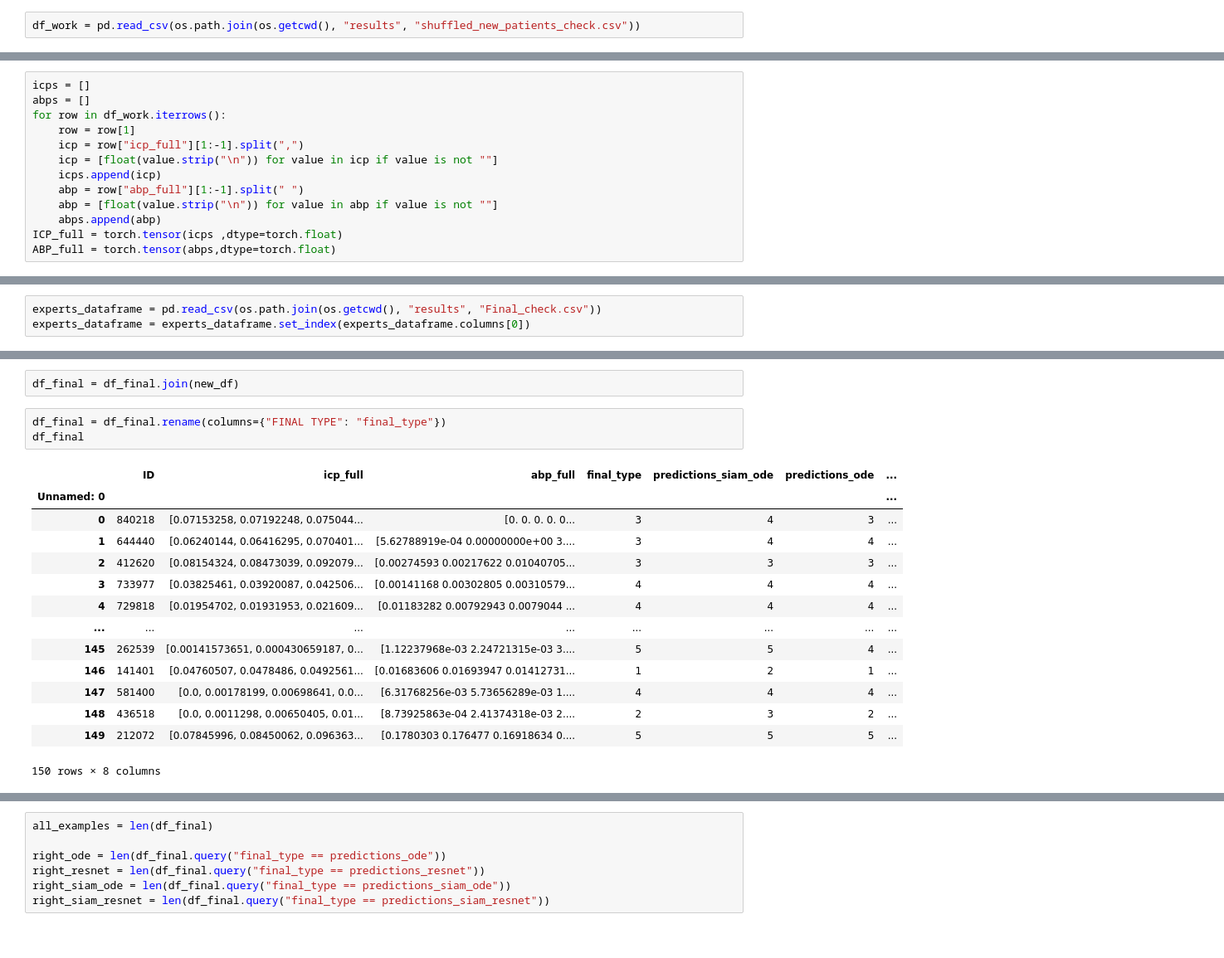
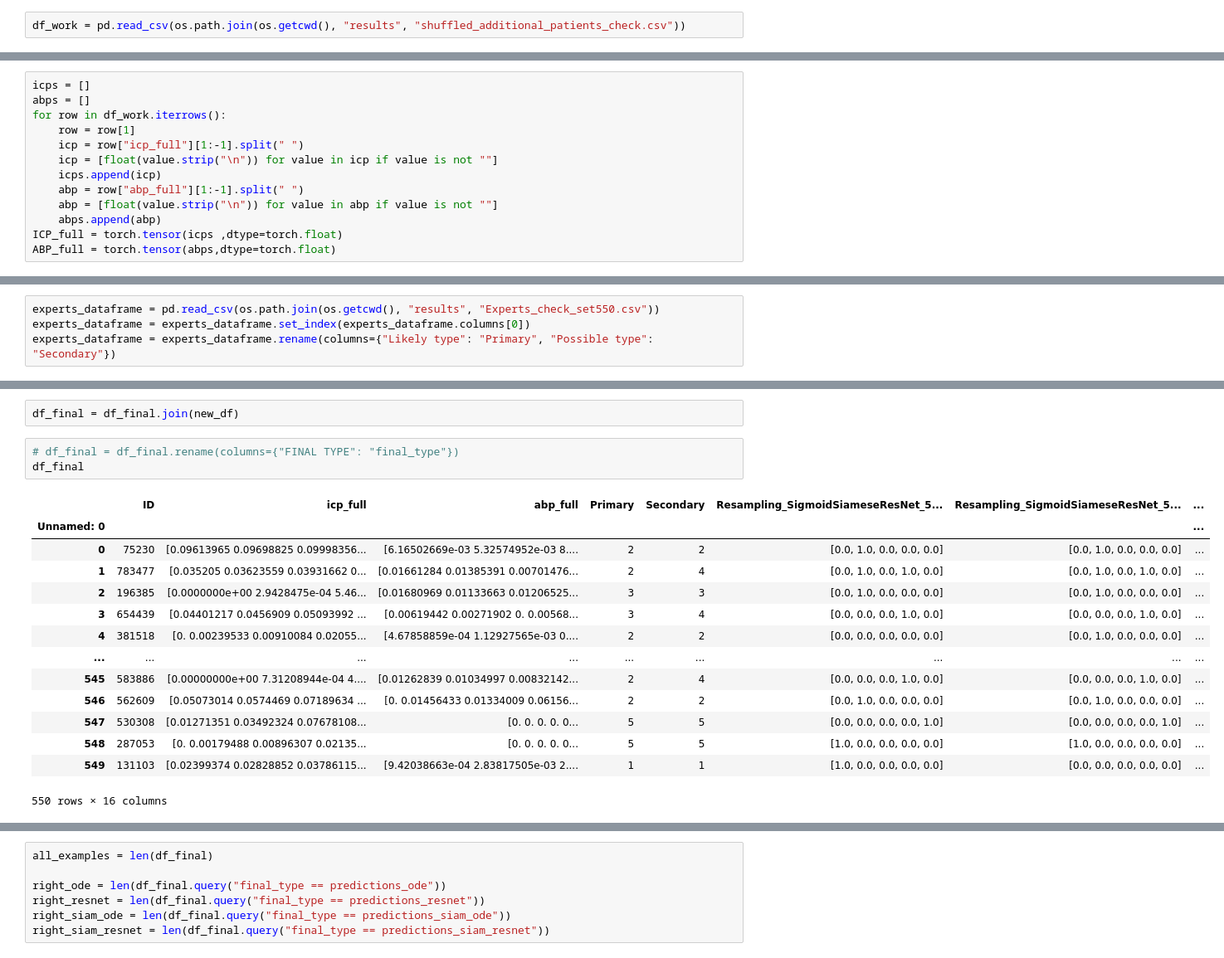
Before and after one commit to CMataczynski/ICP_NN, a Jupyter notebook: Create_expert_subset.ipynb, the cells around one changed output, grey strips where cells are left out. Shown at 83% size. Drawn from its saved outputs; the diff is of its cells as text.

```diff
--- a/Create_expert_subset.ipynb
+++ b/Create_expert_subset.ipynb
@@ -408,7 +408,7 @@ for i in range(len(df_shuff)):
 # %% [output]
 <Figure size 432x288 with 0 Axes>
 # %%
-df_work = pd.read_csv(os.path.join(os.getcwd(), "results", "shuffled_new_patients_check.csv"))
+df_work = pd.read_csv(os.path.join(os.getcwd(), "results", "shuffled_additional_patients_check.csv"))
 # %%
 df_work = df_work.set_index(df_work.columns[0])
 # %%
@@ -433,7 +433,7 @@ icps = []
 abps = []
 for row in df_work.iterrows():
     row = row[1]
-    icp = row["icp_full"][1:-1].split(",")
+    icp = row["icp_full"][1:-1].split(" ")
     icp = [float(value.strip("\n")) for value in icp if value is not ""]
     icps.append(icp)
     abp = row["abp_full"][1:-1].split(" ")
@@ -529,6 +631,7 @@ predicted_res = list(np.argmax(prediction_res.cpu().detach().numpy(), axis=1))
 # %%
-experts_dataframe = pd.read_csv(os.path.join(os.getcwd(), "results", "Final_check.csv"))
+experts_dataframe = pd.read_csv(os.path.join(os.getcwd(), "results", "Experts_check_set550.csv"))
 experts_dataframe = experts_dataframe.set_index(experts_dataframe.columns[0])
+experts_dataframe = experts_dataframe.rename(columns={"Likely type": "Primary", "Possible type": "Secondary"})
 # %%
 experts_dataframe
 # %% [output]
@@ -593,20 +701,20 @@ new_df
 # %%
 df_final = df_final.join(new_df)
 # %%
-df_final = df_final.rename(columns={"FINAL TYPE": "final_type"})
+# df_final = df_final.rename(columns={"FINAL TYPE": "final_type"})
 df_final
 # %% [output]
-|  | ID | icp_full | abp_full | final_type | predictions_siam_ode | predictions_ode | ... |
-| Unnamed: 0 |  |  |  |  |  |  | ... |
-| 0 | 840218 | [0.07153258, 0.07192248, 0.075044... | [0. 0. 0. 0. 0... | 3 | 4 | 3 | ... |
-| 1 | 644440 | [0.06240144, 0.06416295, 0.070401... | [5.62788919e-04 0.00000000e+00 3.... | 3 | 4 | 4 | ... |
-| 2 | 412620 | [0.08154324, 0.08473039, 0.092079... | [0.00274593 0.00217622 0.01040705... | 3 | 3 | 3 | ... |
-| 3 | 733977 | [0.03825461, 0.03920087, 0.042506... | [0.00141168 0.00302805 0.00310579... | 4 | 4 | 4 | ... |
-| 4 | 729818 | [0.01954702, 0.01931953, 0.021609... | [0.01183282 0.00792943 0.0079044 ... | 4 | 4 | 4 | ... |
-| ... | ... | ... | ... | ... | ... | ... | ... |
-| 145 | 262539 | [0.00141573651, 0.000430659187, 0... | [1.12237968e-03 2.24721315e-03 3.... | 5 | 5 | 4 | ... |
-| 146 | 141401 | [0.04760507, 0.0478486, 0.0492561... | [0.01683606 0.01693947 0.01412731... | 1 | 2 | 1 | ... |
-| 147 | 581400 | [0.0, 0.00178199, 0.00698641, 0.0... | [6.31768256e-03 5.73656289e-03 1.... | 4 | 4 | 4 | ... |
-| 148 | 436518 | [0.0, 0.0011298, 0.00650405, 0.01... | [8.73925863e-04 2.41374318e-03 2.... | 2 | 3 | 2 | ... |
-| 149 | 212072 | [0.07845996, 0.08450062, 0.096363... | [0.1780303 0.176477 0.16918634 0.... | 5 | 5 | 5 | ... |
+|  | ID | icp_full | abp_full | Primary | Secondary | Resampling_SigmoidSiameseResNet_5... | Resampling_SigmoidSiameseResNet_5... | ... |
+| Unnamed: 0 |  |  |  |  |  |  |  | ... |
+| 0 | 75230 | [0.09613965 0.09698825 0.09998356... | [6.16502669e-03 5.32574952e-03 8.... | 2 | 2 | [0.0, 1.0, 0.0, 0.0, 0.0] | [0.0, 1.0, 0.0, 0.0, 0.0] | ... |
+| 1 | 783477 | [0.035205 0.03623559 0.03931662 0... | [0.01661284 0.01385391 0.00701476... | 2 | 4 | [0.0, 1.0, 0.0, 1.0, 0.0] | [0.0, 1.0, 0.0, 1.0, 0.0] | ... |
+| 2 | 196385 | [0.0000000e+00 2.9428475e-04 5.46... | [0.01680969 0.01133663 0.01206525... | 3 | 3 | [0.0, 1.0, 0.0, 0.0, 0.0] | [0.0, 1.0, 0.0, 0.0, 0.0] | ... |
+| 3 | 654439 | [0.04401217 0.0456909 0.05093992 ... | [0.00619442 0.00271902 0. 0.00568... | 3 | 4 | [0.0, 0.0, 0.0, 1.0, 0.0] | [0.0, 0.0, 0.0, 1.0, 0.0] | ... |
+| 4 | 381518 | [0. 0.00239533 0.00910084 0.02055... | [4.67858859e-04 1.12927565e-03 0.... | 2 | 2 | [0.0, 0.0, 0.0, 0.0, 0.0] | [0.0, 1.0, 0.0, 0.0, 0.0] | ... |
+| ... | ... | ... | ... | ... | ... | ... | ... | ... |
+| 545 | 583886 | [0.00000000e+00 7.31208944e-04 4.... | [0.01262839 0.01034997 0.00832142... | 2 | 4 | [0.0, 0.0, 0.0, 1.0, 0.0] | [0.0, 0.0, 0.0, 1.0, 0.0] | ... |
+| 546 | 562609 | [0.05073014 0.0574469 0.07189634 ... | [0. 0.01456433 0.01334009 0.06156... | 2 | 2 | [0.0, 1.0, 0.0, 0.0, 0.0] | [0.0, 1.0, 0.0, 0.0, 0.0] | ... |
+| 547 | 530308 | [0.01271351 0.03492324 0.07678108... | [0. 0. 0. 0. 0... | 5 | 5 | [0.0, 0.0, 0.0, 0.0, 1.0] | [0.0, 0.0, 0.0, 0.0, 1.0] | ... |
+| 548 | 287053 | [0. 0.00179488 0.00896307 0.02135... | [0. 0. 0. 0. 0... | 5 | 5 | [1.0, 0.0, 0.0, 0.0, 0.0] | [1.0, 0.0, 0.0, 0.0, 0.0] | ... |
+| 549 | 131103 | [0.02399374 0.02828852 0.03786115... | [9.42038663e-04 2.83817505e-03 2.... | 1 | 1 | [1.0, 0.0, 0.0, 0.0, 0.0] | [0.0, 0.0, 0.0, 0.0, 0.0] | ... |
-150 rows × 8 columns
+550 rows × 16 columns
```
Also changed, not shown: parts of 15 cells of this notebook, 17 other files.
